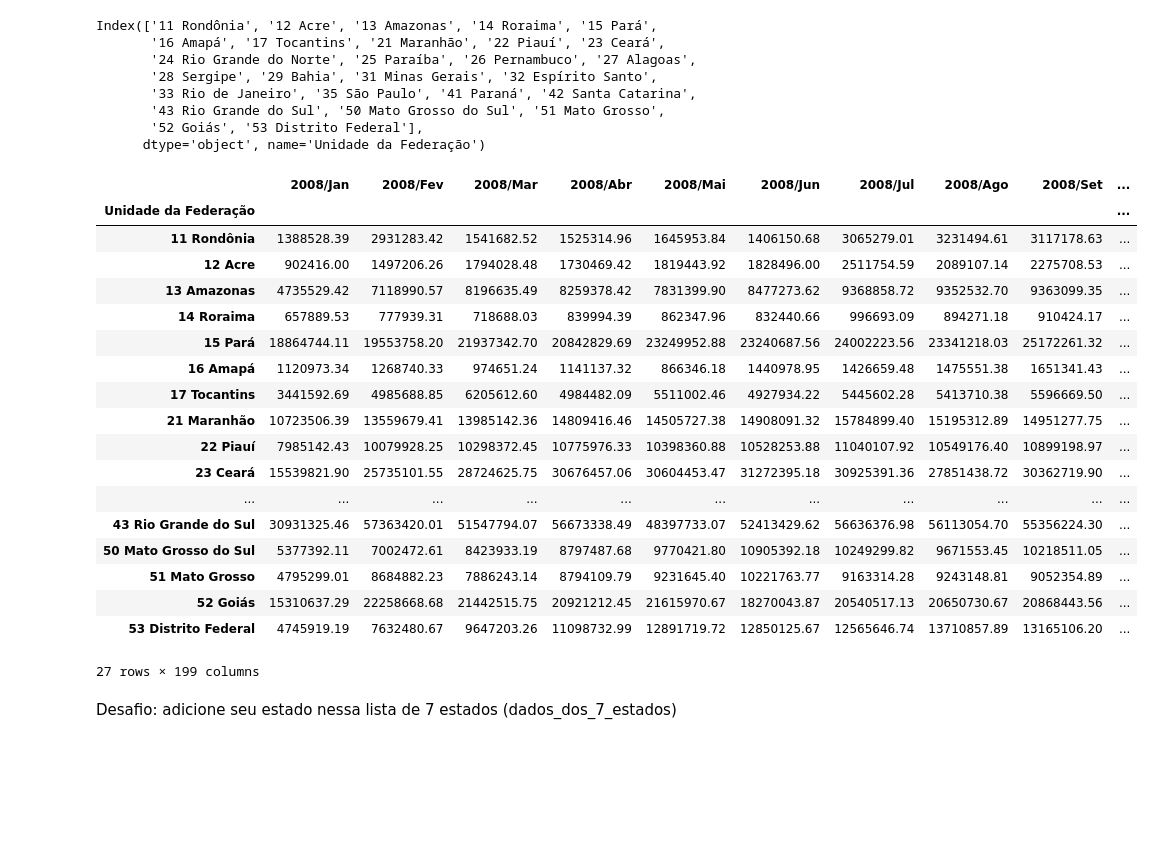
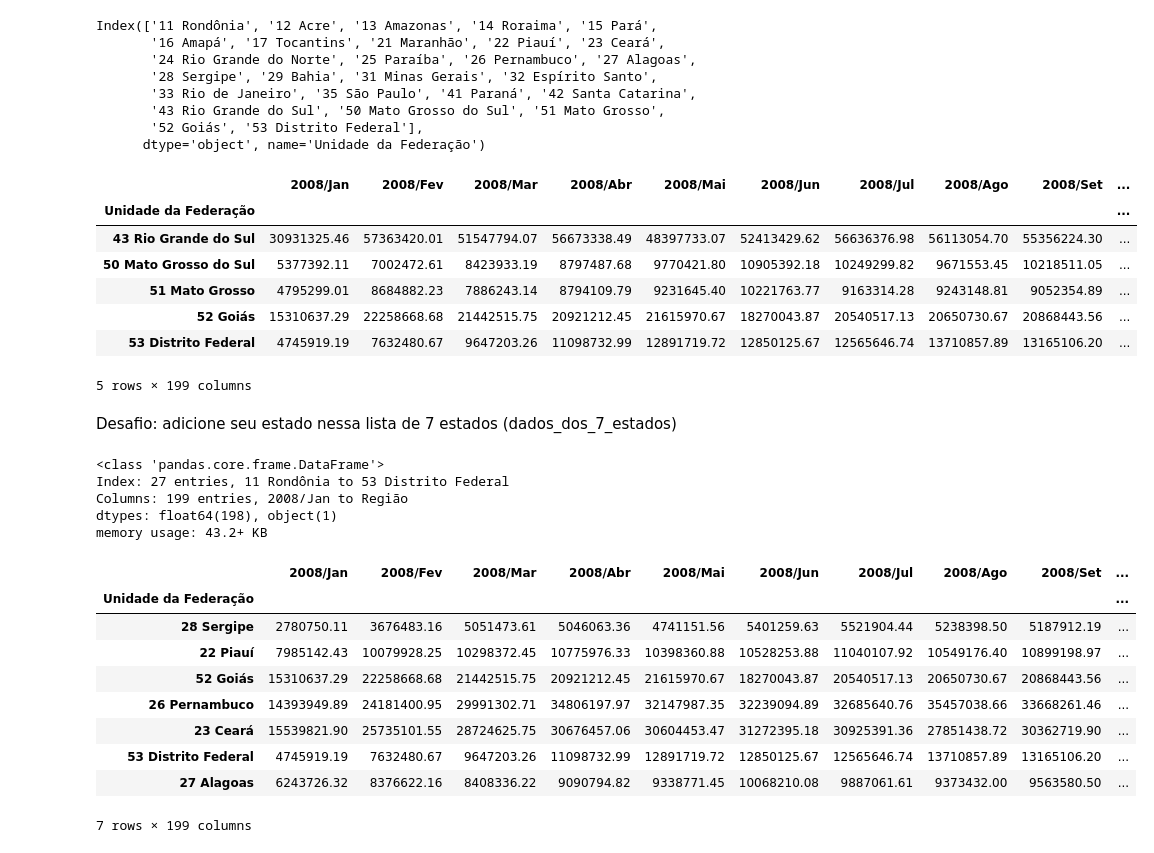
Before and after one commit to SandraRojasZ/Data-Analytics, a Jupyter notebook: pos-datascience-analise-e-exploracao-de-dados-aula1/Produção_Hospitalar_A2.ipynb, the cells around one changed output. Drawn from its saved outputs; the diff is of its cells as text; code cells hidden in the pictures; blank space fills up the shorter version.

```diff
--- a/pos-datascience-analise-e-exploracao-de-dados-aula1/Produção_Hospitalar_A2.ipynb
+++ b/pos-datascience-analise-e-exploracao-de-dados-aula1/Produção_Hospitalar_A2.ipynb
@@ -464,7 +463,7 @@ Index(['11 Rondônia', '12 Acre', '13 Amazonas', '14 Roraima', '15 Pará',
 # Dicionário com o mapeamento de estados para regiões
 regioes = {'11 Rondônia': 'Norte',
            '12 Acre': 'Norte',
-           '13 Amazonas': 'Norte,
+           '13 Amazonas': 'Norte',
            '14 Roraima': 'Norte',
            '16 Amapá': 'Norte',
            '15 Pará': 'Norte',
@@ -487,30 +486,42 @@ regioes = {'11 Rondônia': 'Norte',
            '43 Rio Grande do Sul': 'Sul',
            '50 Mato Grosso do Sul': 'Centro Oeste',
            '51 Mato Grosso': 'Centro Oeste',
+           '52 Goiás' : 'Centro Oeste',
+           '53 Distrito Federal': 'Centro Oeste'
            }
 # %%
 # Criando a nova coluna usando map()
 dados_usaveis['Região'] = dados_usaveis.index.map(regioes)
-dados_usaveis
+dados_usaveis.tail()
 # %% [output]
 |  | 2008/Jan | 2008/Fev | 2008/Mar | 2008/Abr | 2008/Mai | 2008/Jun | 2008/Jul | 2008/Ago | 2008/Set | ... |
 | Unidade da Federação |  |  |  |  |  |  |  |  |  | ... |
-| 11 Rondônia | 1388528.39 | 2931283.42 | 1541682.52 | 1525314.96 | 1645953.84 | 1406150.68 | 3065279.01 | 3231494.61 | 3117178.63 | ... |
-| 12 Acre | 902416.00 | 1497206.26 | 1794028.48 | 1730469.42 | 1819443.92 | 1828496.00 | 2511754.59 | 2089107.14 | 2275708.53 | ... |
-| 13 Amazonas | 4735529.42 | 7118990.57 | 8196635.49 | 8259378.42 | 7831399.90 | 8477273.62 | 9368858.72 | 9352532.70 | 9363099.35 | ... |
-| 14 Roraima | 657889.53 | 777939.31 | 718688.03 | 839994.39 | 862347.96 | 832440.66 | 996693.09 | 894271.18 | 910424.17 | ... |
-| 15 Pará | 18864744.11 | 19553758.20 | 21937342.70 | 20842829.69 | 23249952.88 | 23240687.56 | 24002223.56 | 23341218.03 | 25172261.32 | ... |
-| 16 Amapá | 1120973.34 | 1268740.33 | 974651.24 | 1141137.32 | 866346.18 | 1440978.95 | 1426659.48 | 1475551.38 | 1651341.43 | ... |
-| 17 Tocantins | 3441592.69 | 4985688.85 | 6205612.60 | 4984482.09 | 5511002.46 | 4927934.22 | 5445602.28 | 5413710.38 | 5596669.50 | ... |
-| 21 Maranhão | 10723506.39 | 13559679.41 | 13985142.36 | 14809416.46 | 14505727.38 | 14908091.32 | 15784899.40 | 15195312.89 | 14951277.75 | ... |
-| 22 Piauí | 7985142.43 | 10079928.25 | 10298372.45 | 10775976.33 | 10398360.88 | 10528253.88 | 11040107.92 | 10549176.40 | 10899198.97 | ... |
-| 23 Ceará | 15539821.90 | 25735101.55 | 28724625.75 | 30676457.06 | 30604453.47 | 31272395.18 | 30925391.36 | 27851438.72 | 30362719.90 | ... |
-| ... | ... | ... | ... | ... | ... | ... | ... | ... | ... | ... |
 | 43 Rio Grande do Sul | 30931325.46 | 57363420.01 | 51547794.07 | 56673338.49 | 48397733.07 | 52413429.62 | 56636376.98 | 56113054.70 | 55356224.30 | ... |
 | 50 Mato Grosso do Sul | 5377392.11 | 7002472.61 | 8423933.19 | 8797487.68 | 9770421.80 | 10905392.18 | 10249299.82 | 9671553.45 | 10218511.05 | ... |
 | 51 Mato Grosso | 4795299.01 | 8684882.23 | 7886243.14 | 8794109.79 | 9231645.40 | 10221763.77 | 9163314.28 | 9243148.81 | 9052354.89 | ... |
 | 52 Goiás | 15310637.29 | 22258668.68 | 21442515.75 | 20921212.45 | 21615970.67 | 18270043.87 | 20540517.13 | 20650730.67 | 20868443.56 | ... |
 | 53 Distrito Federal | 4745919.19 | 7632480.67 | 9647203.26 | 11098732.99 | 12891719.72 | 12850125.67 | 12565646.74 | 13710857.89 | 13165106.20 | ... |
-27 rows × 199 columns
+5 rows × 199 columns
 # %% [markdown]
 Desafio: adicione seu estado nessa lista de 7 estados (dados_dos_7_estados)
+# %%
+dados_usaveis.info()
+# %% [output]
+<class 'pandas.core.frame.DataFrame'>
+Index: 27 entries, 11 Rondônia to 53 Distrito Federal
+Columns: 199 entries, 2008/Jan to Região
+dtypes: float64(198), object(1)
+memory usage: 43.2+ KB
+# %%
+dados_usaveis.sample(7)
+# %% [output]
+|  | 2008/Jan | 2008/Fev | 2008/Mar | 2008/Abr | 2008/Mai | 2008/Jun | 2008/Jul | 2008/Ago | 2008/Set | ... |
+| Unidade da Federação |  |  |  |  |  |  |  |  |  | ... |
+| 28 Sergipe | 2780750.11 | 3676483.16 | 5051473.61 | 5046063.36 | 4741151.56 | 5401259.63 | 5521904.44 | 5238398.50 | 5187912.19 | ... |
+| 22 Piauí | 7985142.43 | 10079928.25 | 10298372.45 | 10775976.33 | 10398360.88 | 10528253.88 | 11040107.92 | 10549176.40 | 10899198.97 | ... |
+| 52 Goiás | 15310637.29 | 22258668.68 | 21442515.75 | 20921212.45 | 21615970.67 | 18270043.87 | 20540517.13 | 20650730.67 | 20868443.56 | ... |
+| 26 Pernambuco | 14393949.89 | 24181400.95 | 29991302.71 | 34806197.97 | 32147987.35 | 32239094.89 | 32685640.76 | 35457038.66 | 33668261.46 | ... |
+| 23 Ceará | 15539821.90 | 25735101.55 | 28724625.75 | 30676457.06 | 30604453.47 | 31272395.18 | 30925391.36 | 27851438.72 | 30362719.90 | ... |
+| 53 Distrito Federal | 4745919.19 | 7632480.67 | 9647203.26 | 11098732.99 | 12891719.72 | 12850125.67 | 12565646.74 | 13710857.89 | 13165106.20 | ... |
+| 27 Alagoas | 6243726.32 | 8376622.16 | 8408336.22 | 9090794.82 | 9338771.45 | 10068210.08 | 9887061.61 | 9373432.00 | 9563580.50 | ... |
+7 rows × 199 columns
```
Also changed, not shown: parts of 5 cells of this notebook.
